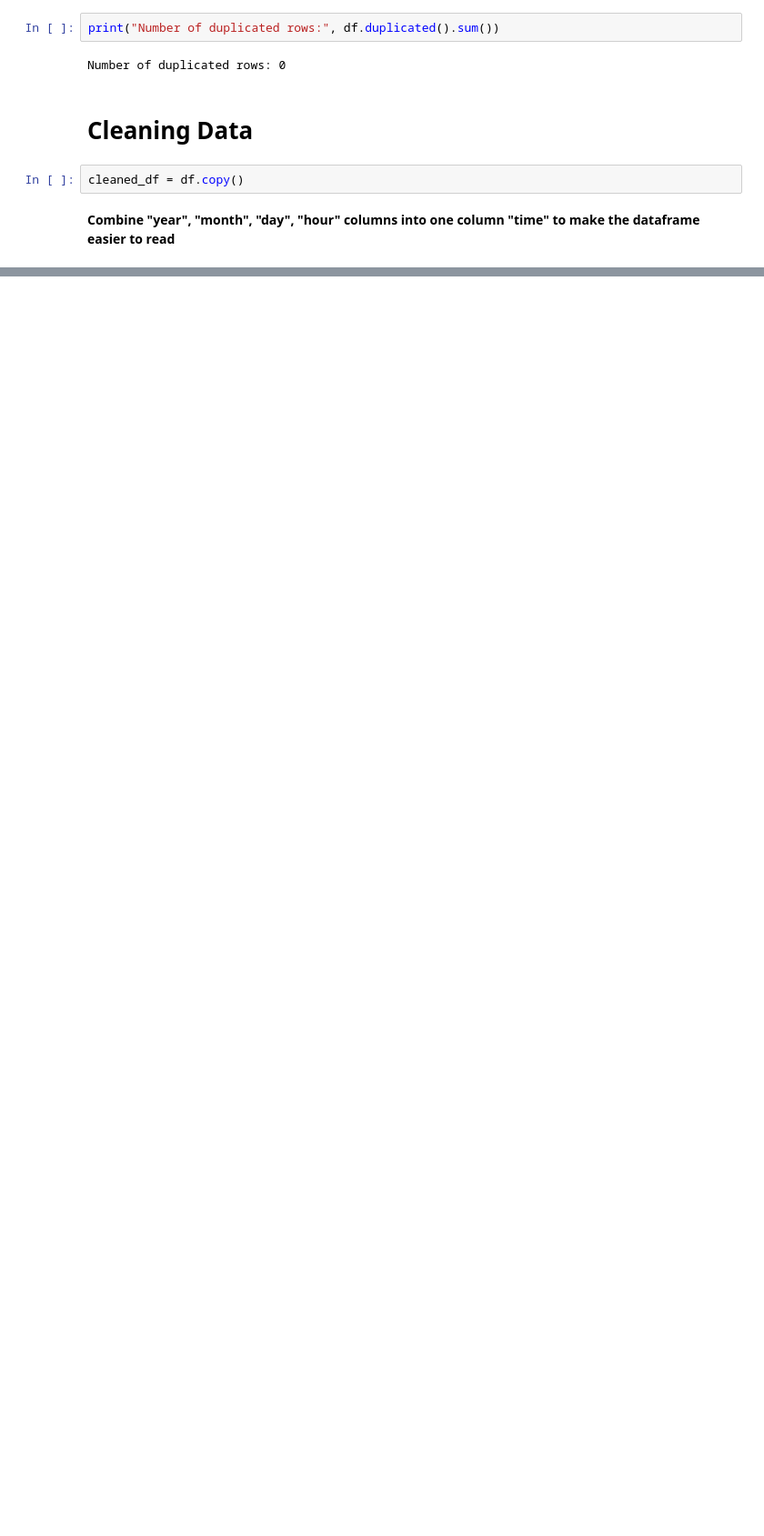
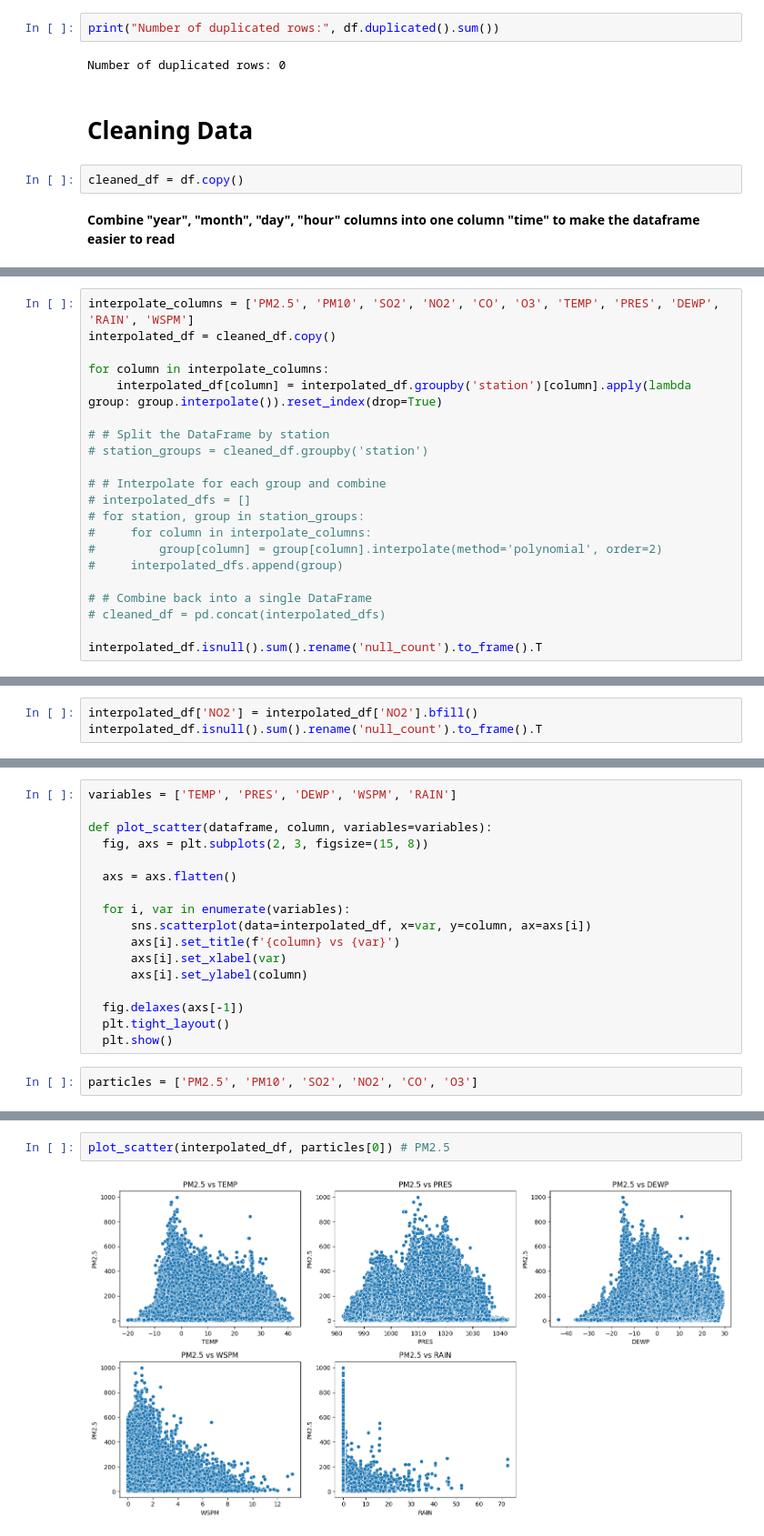
Before and after one commit to AscendingGrass/Dicoding, a Jupyter notebook: Belajar Analisis Data dengan Python/notebook.ipynb, the cells around one changed output, grey strips where cells are left out. Shown at 91% size. Drawn from its saved outputs; the diff is of its cells as text; blank space fills up the shorter version.

Commit message:
Added Cleaning Data

```diff
--- a/Belajar Analisis Data dengan Python/notebook.ipynb
+++ b/Belajar Analisis Data dengan Python/notebook.ipynb
@@ -132,0 +126,21 @@ cleaned_df.head()
+# %%
+interpolate_columns = ['PM2.5', 'PM10', 'SO2', 'NO2', 'CO', 'O3', 'TEMP', 'PRES', 'DEWP', 'RAIN', 'WSPM']
+interpolated_df = cleaned_df.copy()
+
+for column in interpolate_columns:
+    interpolated_df[column] = interpolated_df.groupby('station')[column].apply(lambda group: group.interpolate()).reset_index(drop=True)
+
+# # Split the DataFrame by station
+# station_groups = cleaned_df.groupby('station')
+
+# # Interpolate for each group and combine
+# interpolated_dfs = []
+# for station, group in station_groups:
+#     for column in interpolate_columns:
+#         group[column] = group[column].interpolate(method='polynomial', order=2)
+#     interpolated_dfs.append(group)
+
+# # Combine back into a single DataFrame
+# cleaned_df = pd.concat(interpolated_dfs)
+
+interpolated_df.isnull().sum().rename('null_count').to_frame().T
@@ -132,0 +150,3 @@ cleaned_df.head()
+# %%
+interpolated_df['NO2'] = interpolated_df['NO2'].bfill()
+interpolated_df.isnull().sum().rename('null_count').to_frame().T
@@ -132,0 +235,19 @@ cleaned_df.head()
+# %%
+variables = ['TEMP', 'PRES', 'DEWP', 'WSPM', 'RAIN']
+
+def plot_scatter(dataframe, column, variables=variables):
+  fig, axs = plt.subplots(2, 3, figsize=(15, 8))
+
+  axs = axs.flatten()
+
+  for i, var in enumerate(variables):
+      sns.scatterplot(data=interpolated_df, x=var, y=column, ax=axs[i])
+      axs[i].set_title(f'{column} vs {var}')
+      axs[i].set_xlabel(var)
+      axs[i].set_ylabel(column)
+
+  fig.delaxes(axs[-1])
+  plt.tight_layout()
+  plt.show()
+# %%
+particles = ['PM2.5', 'PM10', 'SO2', 'NO2', 'CO', 'O3']
@@ -132,0 +256,4 @@ cleaned_df.head()
+# %%
+plot_scatter(interpolated_df, particles[0]) # PM2.5
+# %% [output]
+[figure, added]
```
Also changed, not shown: parts of 25 cells of this notebook.
